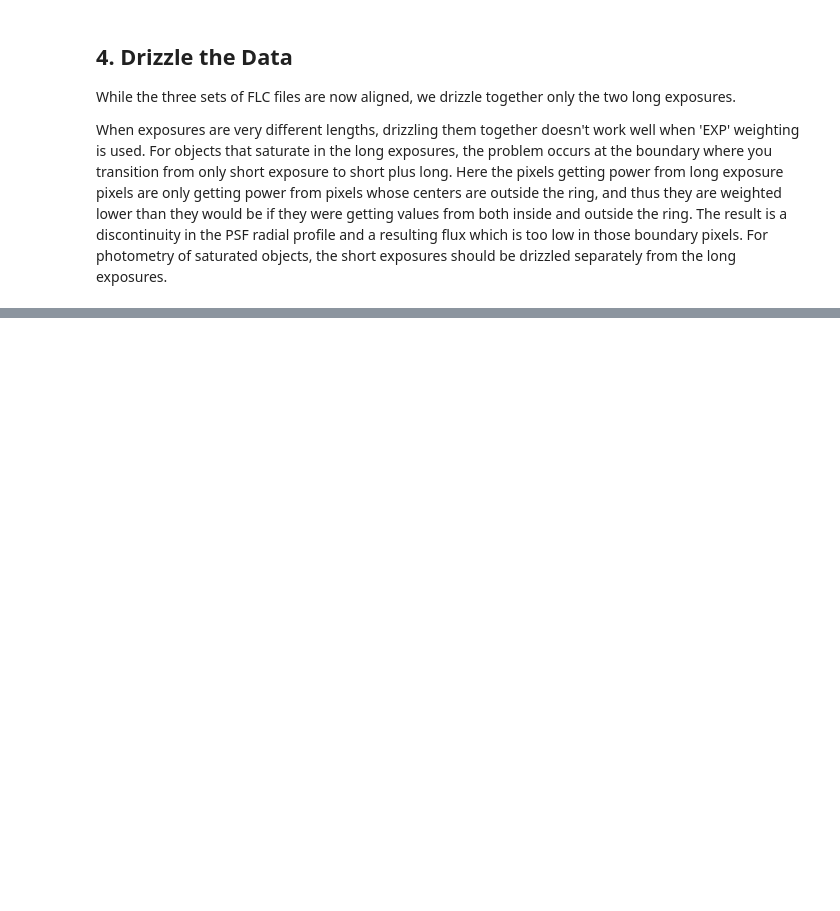
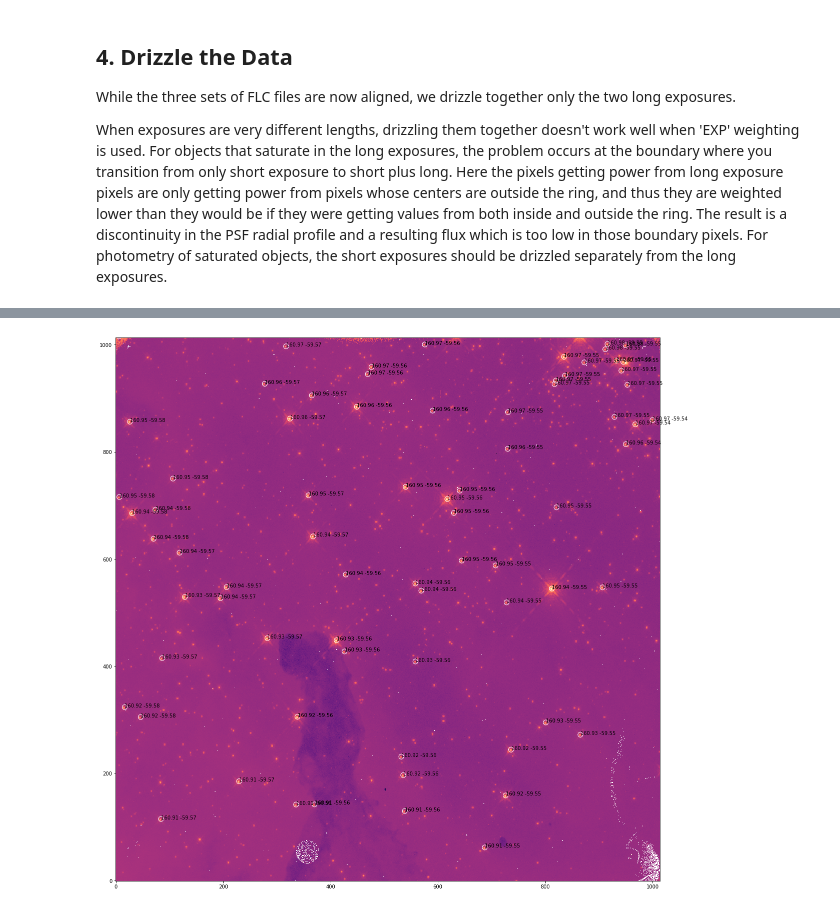
Before and after one commit to aggle/public_wifi, a Jupyter notebook: align_tr14_to_gaia.ipynb, the cells around one changed output, grey strips where cells are left out. Saved outputs shown, nothing was run; the diff lists cells and outputs as text; code cells hidden in the pictures; blank space fills up the shorter version.

Commit message:
first RA-Dec registered plot has been generated

```diff
--- a/align_tr14_to_gaia.ipynb
+++ b/align_tr14_to_gaia.ipynb
@@ -439,0 +416,4 @@ Many other services have interfaces for querying catalogs which could also be us
+# %%
+master_catalog = pd.concat([cat_utils.catalog2pandas(f)
+                           for f in glob.glob("*catalog_fit.match")])
+master_catalog = master_catalog.reset_index(drop=True).reset_index()
@@ -439,0 +424,4 @@ Many other services have interfaces for querying catalogs which could also be us
+# %%
+# example file
+ff = files[0]
+sub_catalog = master_catalog.query(f"file_id == '{ff}'")
@@ -439,0 +442,13 @@ Many other services have interfaces for querying catalogs which could also be us
+# %%
+hdulist = fits.open(glob.glob(f"../data/my_data/{ff}*fits")[0])
+data = hdulist[1].data
+hdulist.close()
+# %%
+fig, ax = plt.subplots(1, 1, figsize=(20,20))
+ax.imshow(data, origin='lower', norm=mpl.colors.LogNorm(), cmap=mpl.cm.magma)
+ax.scatter(sub_catalog['x_orig_input'], sub_catalog['y_orig_input'], marker='o', ec='w', fc='none', s=100)
+for i, row in sub_catalog.iterrows():
+    s = '{0:0.2f} {1:0.2f}'.format(*row[['ra','dec']])
+    ax.annotate(s, row[['x_orig_input','y_orig_input']])
+# %% [output]
+[figure, added]
```
Also changed, not shown: parts of 22 cells of this notebook, 2 other files.
